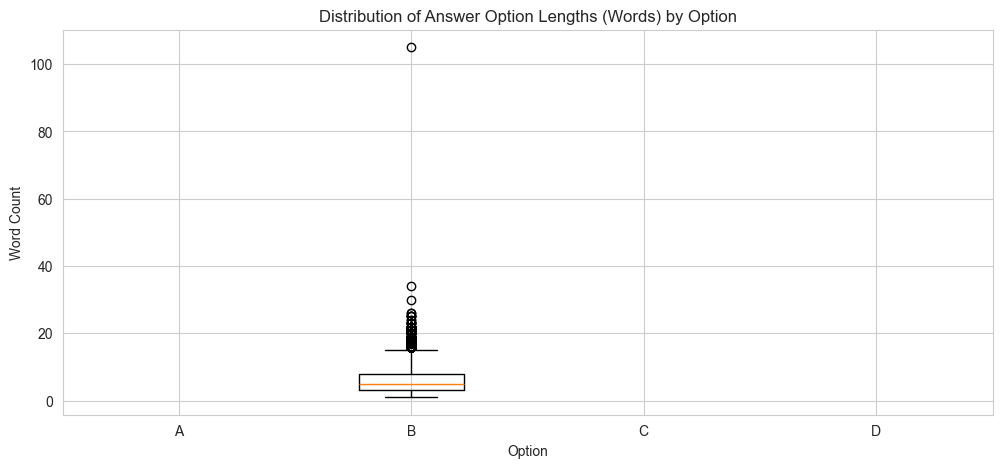
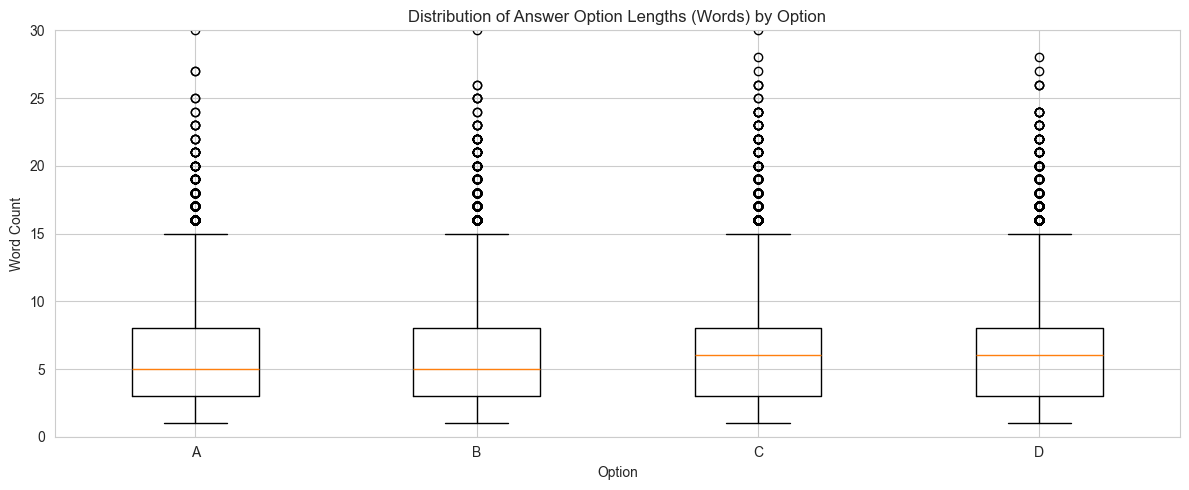
Unified diff of the notebook cell whose output changed from the first chart to the second:
--- before
+++ after
@@ -10,6 +10,7 @@
 print("\nOption lengths (words) - Statistics:")
 for opt in ['A', 'B', 'C', 'D']:
-    lengths = train_df[f'option_{opt}_words']
-    print(f"  Option {opt}: mean={lengths.mean():.1f}, std={lengths.std():.1f}, min={lengths.min()}, max={lengths.max()}")
+    lengths = train_df[f'option_{opt}_words'].dropna()
+    print(f"  Option {opt}: mean={lengths.mean():.1f}, std={lengths.std():.1f}, "
+          f"min={lengths.min():.0f}, max={lengths.max():.0f}")
 
 # Check if correct answer is different across distributions
@@ -20,10 +21,18 @@
     print(f"  Answer {opt}: {count:5d} ({pct:5.1f}%)")
 
-# Visualize option lengths
+# Visualize option lengths.
+# IMPORTANT: drop NaN before plotting -- modern matplotlib boxplot collapses
+# all four boxes onto a single position when any input array contains NaN
+# values. Option columns A/C/D have a handful of nulls so we strip them here.
 fig, ax = plt.subplots(figsize=(12, 5))
-option_data = [train_df[f'option_{opt}_words'].values for opt in ['A', 'B', 'C', 'D']]
-ax.boxplot(option_data, labels=['A', 'B', 'C', 'D'])
+option_data = [
+    train_df[f'option_{opt}_words'].dropna().values
+    for opt in ['A', 'B', 'C', 'D']
+]
+ax.boxplot(option_data, tick_labels=['A', 'B', 'C', 'D'], showfliers=True)
 ax.set_title("Distribution of Answer Option Lengths (Words) by Option")
 ax.set_ylabel("Word Count")
 ax.set_xlabel("Option")
+ax.set_ylim(0, 30)  # cap so the rare 91 / 105 word outliers don't squash the bulk
+plt.tight_layout()
 plt.show()

Commit: OUCH OUCH OUCH